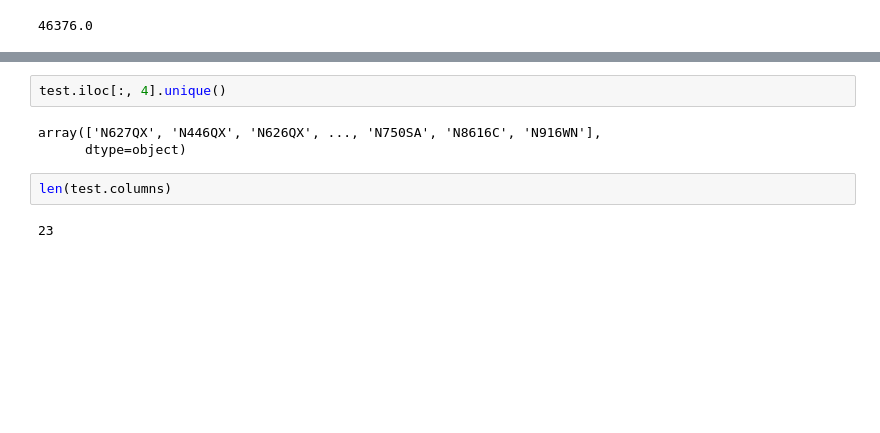
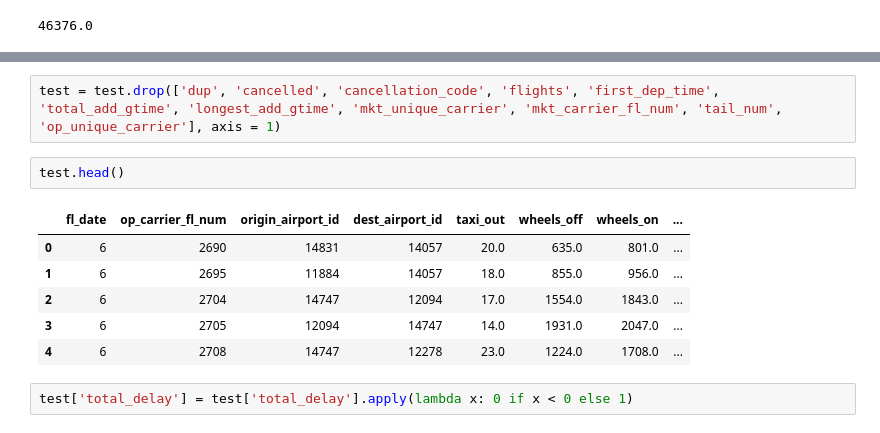
Before and after one commit to Leighson/lighthouse-midterm, a Jupyter notebook: Testing_Ground-George.ipynb, the cells around one changed output, grey strips where cells are left out. Cells and saved outputs as stored; diff of their text form; blank space fills up the shorter version.

```diff
--- a/Testing_Ground-George.ipynb
+++ b/Testing_Ground-George.ipynb
@@ -215,9 +235,13 @@ unique_values(test)
 # %%
-test.iloc[:, 4].unique()
+test = test.drop(['dup', 'cancelled', 'cancellation_code', 'flights', 'first_dep_time', 'total_add_gtime', 'longest_add_gtime', 'mkt_unique_carrier', 'mkt_carrier_fl_num', 'tail_num', 'op_unique_carrier'], axis = 1)
-# %% [output]
-array(['N627QX', 'N446QX', 'N626QX', ..., 'N750SA', 'N8616C', 'N916WN'],
-      dtype=object)
 # %%
-len(test.columns)
+test.head()
 # %% [output]
-23
+|  | fl_date | op_carrier_fl_num | origin_airport_id | dest_airport_id | taxi_out | wheels_off | wheels_on | ... |
+| 0 | 6 | 2690 | 14831 | 14057 | 20.0 | 635.0 | 801.0 | ... |
+| 1 | 6 | 2695 | 11884 | 14057 | 18.0 | 855.0 | 956.0 | ... |
+| 2 | 6 | 2704 | 14747 | 12094 | 17.0 | 1554.0 | 1843.0 | ... |
+| 3 | 6 | 2705 | 12094 | 14747 | 14.0 | 1931.0 | 2047.0 | ... |
+| 4 | 6 | 2708 | 14747 | 12278 | 23.0 | 1224.0 | 1708.0 | ... |
+# %%
+test['total_delay'] = test['total_delay'].apply(lambda x: 0 if x < 0 else 1)
```
Also changed, not shown: parts of 17 cells of this notebook.
